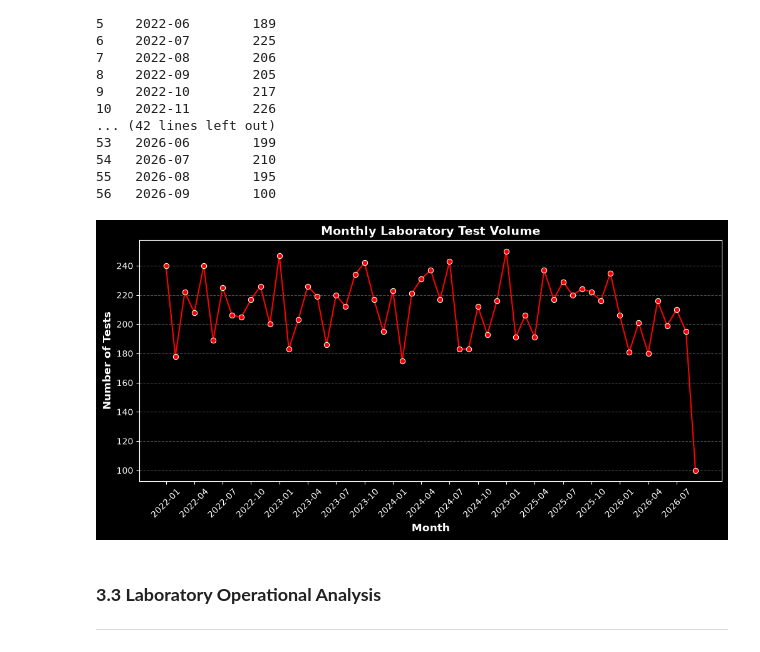
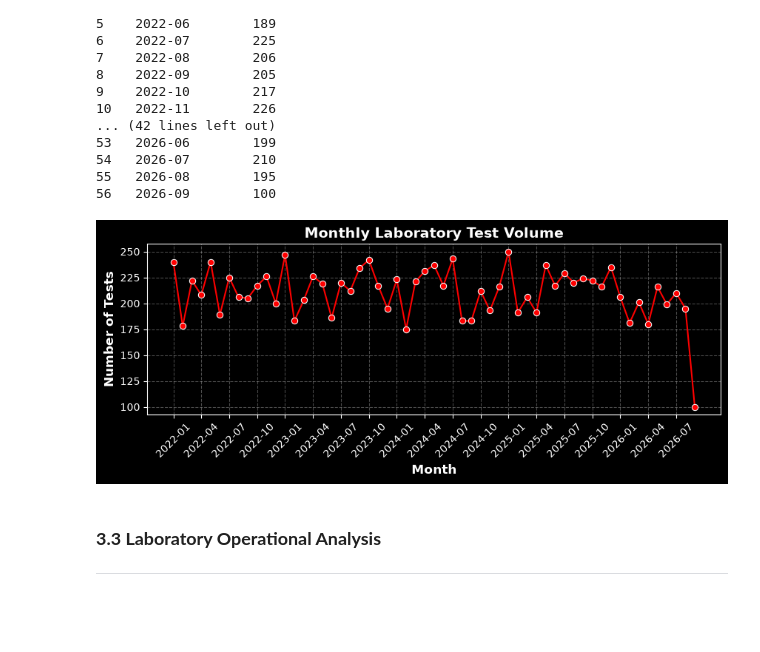
Before and after one commit to shresthamajumdar08-sudo/python-lab-analysis, a Jupyter notebook: Python Analysis/Pathology_Lab_Analysis.ipynb, the cells around one changed output. Cells and saved outputs as stored; diff of their text form; code cells hidden in the pictures; blank space fills up the shorter version.

```diff
--- a/Python Analysis/Pathology_Lab_Analysis.ipynb
+++ b/Python Analysis/Pathology_Lab_Analysis.ipynb
@@ -820,24 +820,24 @@ print(monthly_tests)
 # %%
 # Analyze monthly laboratory test volume
 
 monthly_tests = test_record_df.groupby(test_record_df["test_date"].dt.to_period("M"))["record_id"].count().reset_index().sort_values(by="test_date")
 monthly_tests["test_date"] = monthly_tests["test_date"].astype(str)
 
 # Visualize monthly laboratory test volume
 
-plt.figure(figsize=(12, 5))
+plt.figure(figsize=(10, 3))
 sns.lineplot(data=monthly_tests, x="test_date", y="record_id", marker="o",color="red")
 
 plt.title("Monthly Laboratory Test Volume", fontsize=14, fontweight="bold")
 plt.xlabel("Month", fontsize=12, fontweight="bold")
 plt.ylabel("Number of Tests", fontsize=12, fontweight="bold")
 
 plt.xticks(monthly_tests.index[::3], monthly_tests["test_date"][::3], rotation=45)
 
-plt.grid(axis="y", linestyle="--", alpha=0.3)
+plt.grid(True, linestyle="--", alpha=0.3)
 plt.show()
 # %% [output]
-[figure, old version]
+[figure, new version]
 # %% [markdown]
 ### **3.3 Laboratory Operational Analysis**
 ---
```
Also changed, not shown: parts of 1 cell of this notebook.
